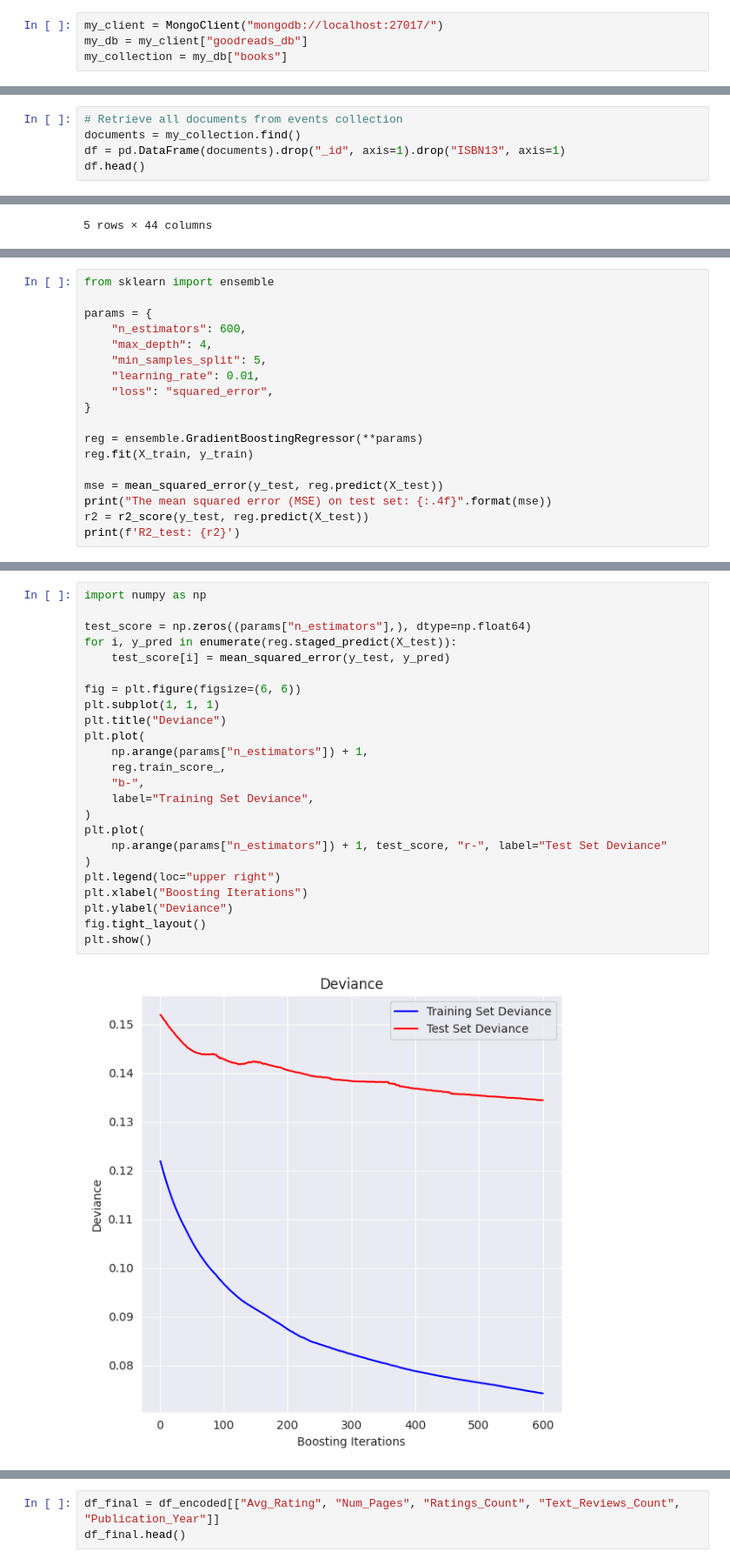
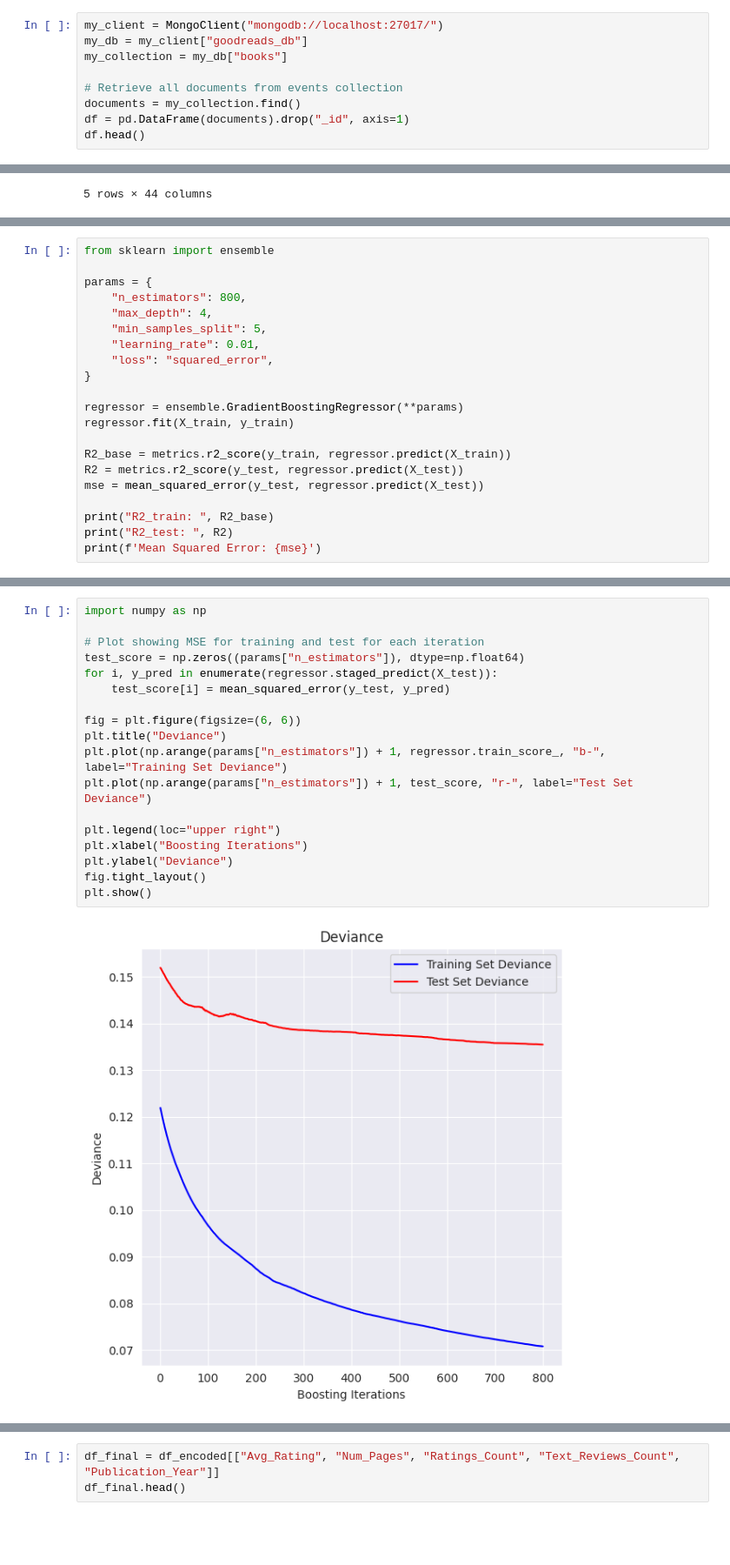
Before and after one commit to AlessiaProtti/DSBDA_project, a Jupyter notebook: Sandbox/Sandbox.ipynb, the cells around one changed output, grey strips where cells are left out. Shown at 87% size. Cells and saved outputs as stored; diff of their text form; blank space fills up the shorter version.

```diff
--- a/Sandbox/Sandbox.ipynb
+++ b/Sandbox/Sandbox.ipynb
@@ -7,3 +13,8 @@ from pymongo import MongoClient, DESCENDING
 my_client = MongoClient("mongodb://localhost:27017/")
 my_db = my_client["goodreads_db"]
 my_collection = my_db["books"]
+
+# Retrieve all documents from events collection
+documents = my_collection.find()
+df = pd.DataFrame(documents).drop("_id", axis=1)
+df.head()
@@ -10,5 +27,0 @@ my_collection = my_db["books"]
-# %%
-# Retrieve all documents from events collection
-documents = my_collection.find()
-df = pd.DataFrame(documents).drop("_id", axis=1).drop("ISBN13", axis=1)
-df.head()
@@ -293,18 +295,21 @@ plt.show()
 from sklearn import ensemble
 
 params = {
-    "n_estimators": 600,
+    "n_estimators": 800,
     "max_depth": 4,
     "min_samples_split": 5,
     "learning_rate": 0.01,
     "loss": "squared_error",
 }
 
-reg = ensemble.GradientBoostingRegressor(**params)
-reg.fit(X_train, y_train)
+regressor = ensemble.GradientBoostingRegressor(**params)
+regressor.fit(X_train, y_train)
 
-mse = mean_squared_error(y_test, reg.predict(X_test))
-print("The mean squared error (MSE) on test set: {:.4f}".format(mse))
-r2 = r2_score(y_test, reg.predict(X_test))
-print(f'R2_test: {r2}')
+R2_base = metrics.r2_score(y_train, regressor.predict(X_train))
+R2 = metrics.r2_score(y_test, regressor.predict(X_test))
+mse = mean_squared_error(y_test, regressor.predict(X_test))
+
+print("R2_train: ", R2_base)
+print("R2_test: ", R2)
+print(f'Mean Squared Error: {mse}')
 # %% [output]
@@ -313,26 +326,20 @@ R2_test: 0.11624490981030089
 # %%
 import numpy as np
 
-test_score = np.zeros((params["n_estimators"],), dtype=np.float64)
-for i, y_pred in enumerate(reg.staged_predict(X_test)):
+# Plot showing MSE for training and test for each iteration
+test_score = np.zeros((params["n_estimators"]), dtype=np.float64)
+for i, y_pred in enumerate(regressor.staged_predict(X_test)):
     test_score[i] = mean_squared_error(y_test, y_pred)
 
 fig = plt.figure(figsize=(6, 6))
-plt.subplot(1, 1, 1)
 plt.title("Deviance")
-plt.plot(
-    np.arange(params["n_estimators"]) + 1,
-    reg.train_score_,
-    "b-",
-    label="Training Set Deviance",
-)
-plt.plot(
-    np.arange(params["n_estimators"]) + 1, test_score, "r-", label="Test Set Deviance"
-)
+plt.plot(np.arange(params["n_estimators"]) + 1, regressor.train_score_, "b-", label="Training Set Deviance")
+plt.plot(np.arange(params["n_estimators"]) + 1, test_score, "r-", label="Test Set Deviance")
+
 plt.legend(loc="upper right")
 plt.xlabel("Boosting Iterations")
 plt.ylabel("Deviance")
 fig.tight_layout()
 plt.show()
 # %% [output]
-[figure, old version]
+[figure, new version]
```
Also changed, not shown: parts of 39 cells of this notebook, 11 other files.
